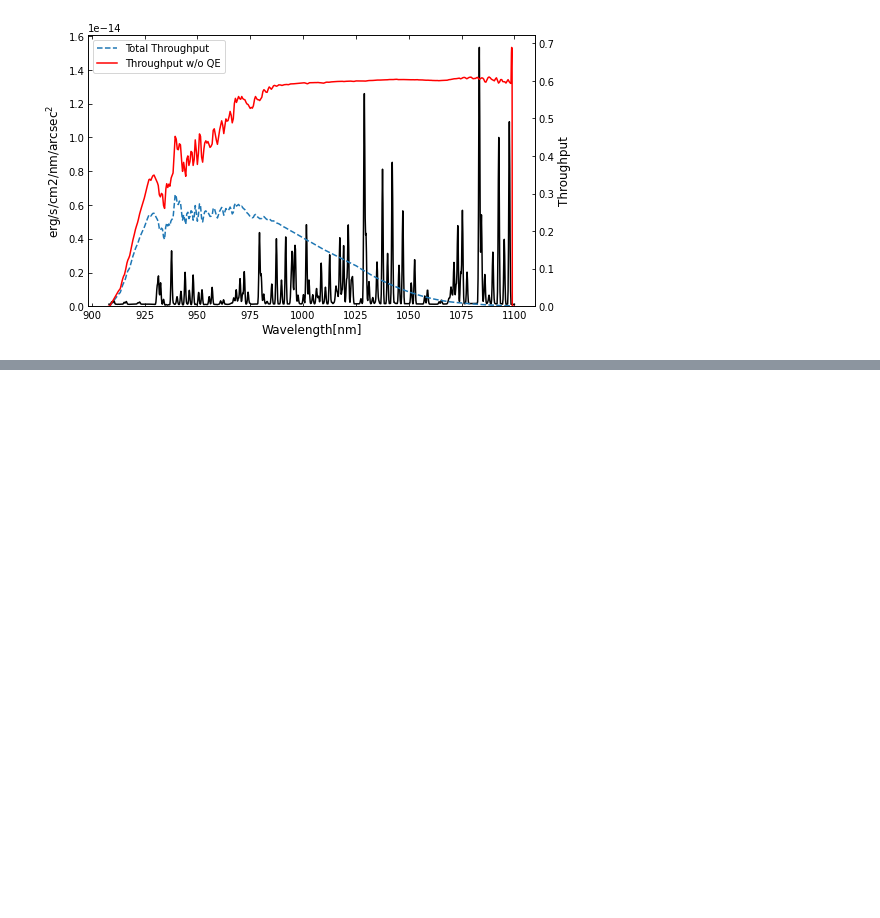
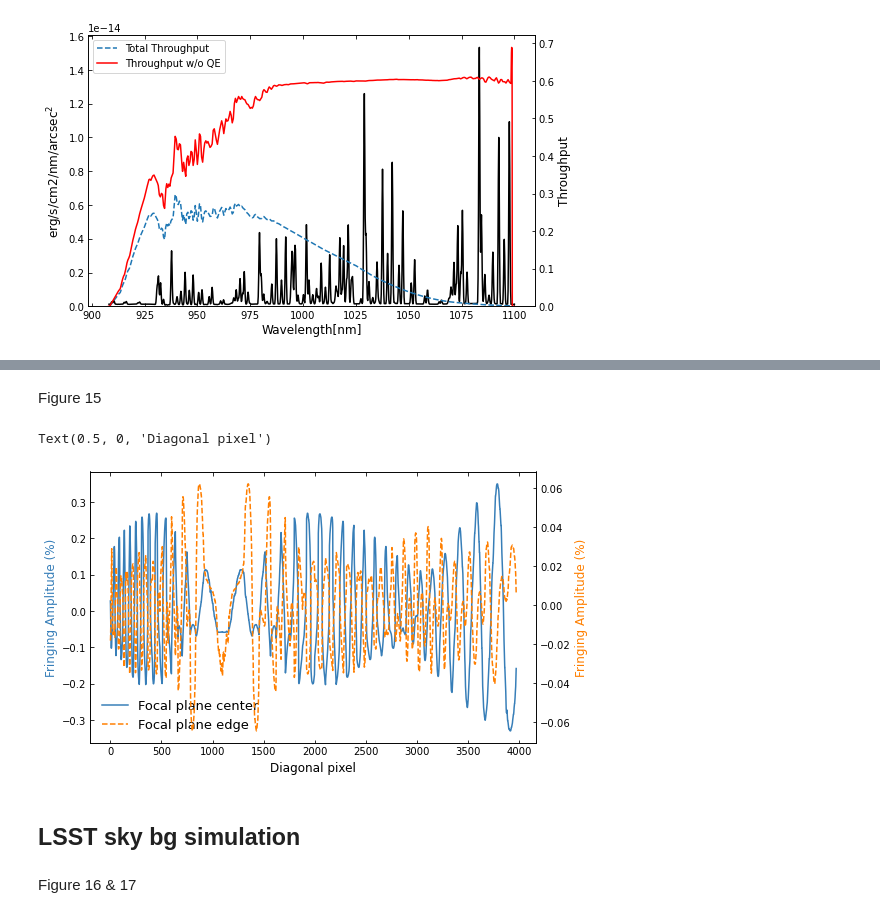
Before and after one commit to Zhiyuan-G/LSSTFringe, a Jupyter notebook: notebooks/sky_bg_rubin_sim.ipynb, the cells around one changed output, grey strips where cells are left out. Saved outputs shown, nothing was run; the diff lists cells and outputs as text; code cells hidden in the pictures; blank space fills up the shorter version.

```diff
--- a/notebooks/sky_bg_rubin_sim.ipynb
+++ b/notebooks/sky_bg_rubin_sim.ipynb
@@ -211,3 +217,40 @@ plot_tt_amp(sim_pfs_center,l = 'FOV center')
+# %% [markdown]
+Figure 15
+# %%
+ax1_c = '#377eb8'
+ax2_c =  '#ff7f00'
+
+fig, ax1 = plt.subplots(nrows=1,sharex=True,figsize = (8,5))
+lns = ax1.plot()
+ax2 = ax1.twinx()
+g1 = np.mean(np.diag(sim_pfs_center))
+lns += ax1.plot((np.diag(sim_pfs_center)/g1-1)*100,color = ax1_c,label = 'Focal plane center')
+g2 = np.mean(np.diag(sim_pfs_edge))
+lns += ax2.plot((np.diag(sim_pfs_edge)/g2-1)*100,'--',color = ax2_c,label = 'Focal plane edge')
+
+#ax2.spines['left'].set_color(ax1_c)
+#ax2.legend(frameon = False,fontsize= 12,loc = 'best')
+#ax1.legend(frameon = False,fontsize = 12,loc = 'best')
+ax1.set_ylabel('Fringing Amplitude (%)',fontsize = 12)
+ax2.set_ylabel('Fringing Amplitude (%)',fontsize = 12)
+
+labs = [l.get_label() for l in lns]
+ax1.legend(lns, labs, loc='best',frameon = False,fontsize = 13)
+
+#ax2.spines['right'].set_color(ax2_c)
+ax2.yaxis.label.set_color(ax2_c)
+ax1.yaxis.label.set_color(ax1_c)
+#ax1.tick_params(axis='y', colors= ax1_c)
+#ax2.tick_params(axis='y',colors = ax2_c)
+ax1.set_xlabel('Diagonal pixel',fontsize = 12)
+#fig.savefig('Paperplots/LSST-fringe-sims.eps')
+# %% [output]
+Text(0.5, 0, 'Diagonal pixel')
+[figure, added]
+# %% [markdown]
+## LSST sky bg simulation
+# %% [markdown]
+Figure 16 & 17
 # %%
 def photon_to_mag (photon_num):
     k_y = 0.169504
```
Also changed, not shown: parts of 19 cells of this notebook, 2 other files.
